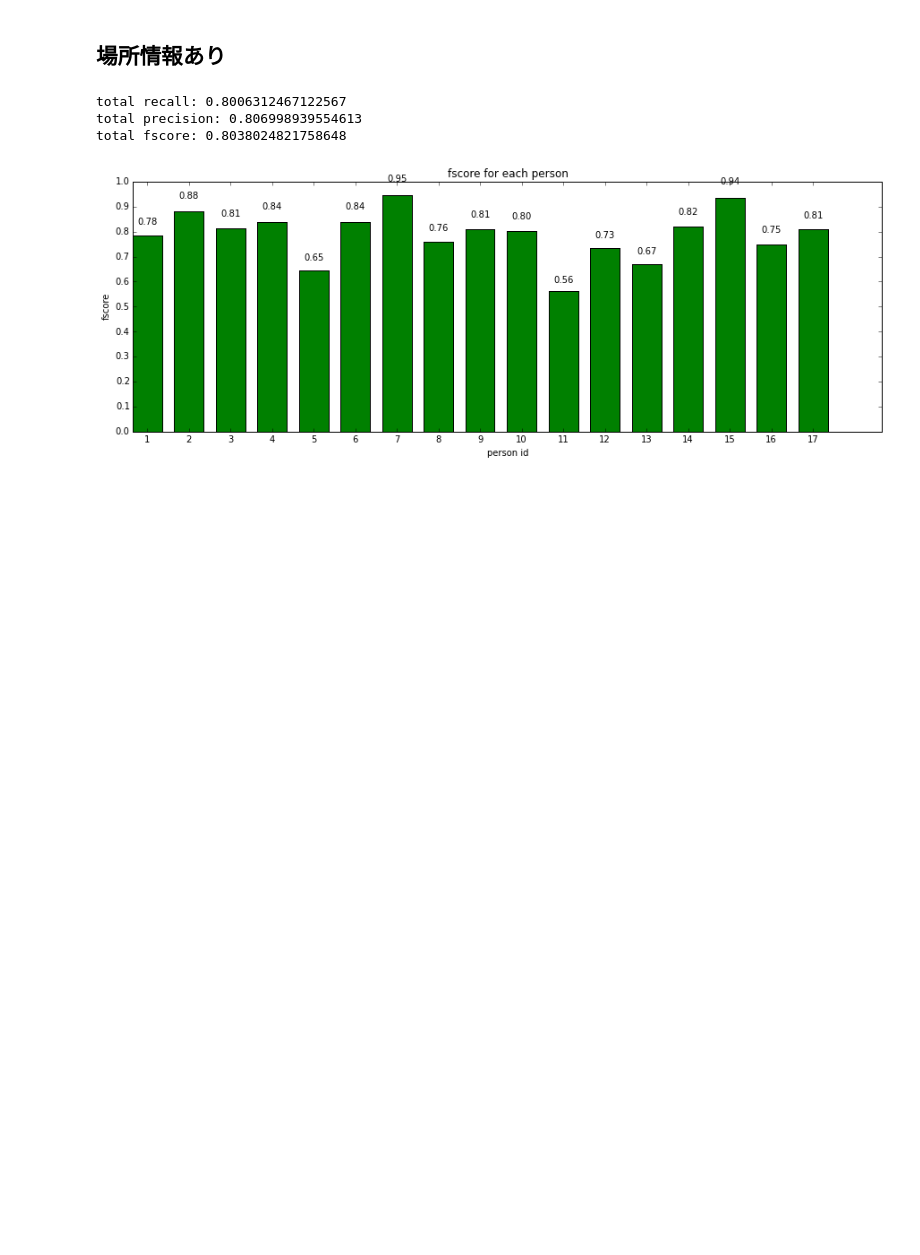
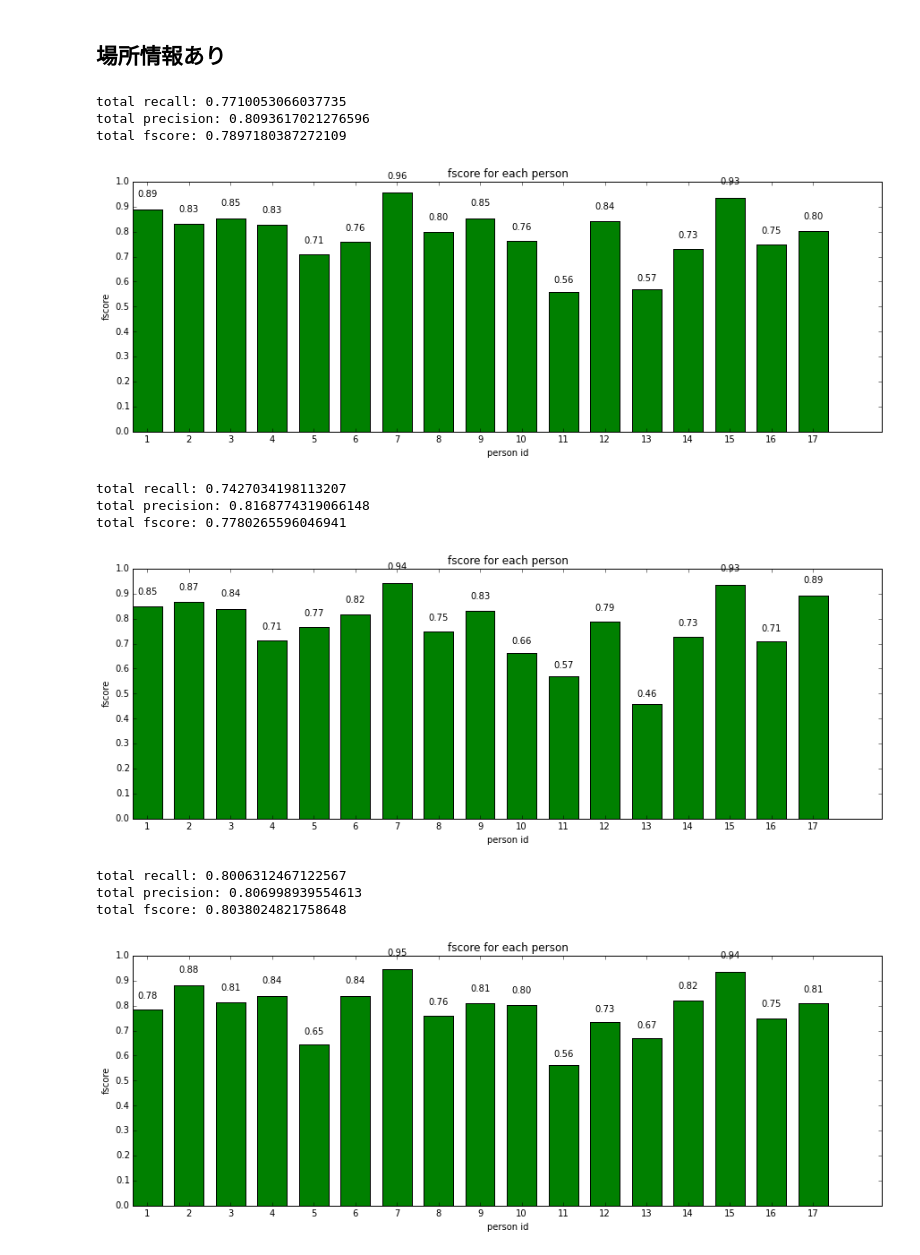
Before and after one commit to kenoga/gaze, a Jupyter notebook: analyze/show_result.ipynb, the cells around one changed output. Saved outputs shown, nothing was run; the diff lists cells and outputs as text; code cells hidden in the pictures; blank space fills up the shorter version.

```diff
--- a/analyze/show_result.ipynb
+++ b/analyze/show_result.ipynb
@@ -245,5 +274,17 @@ total fscore: 0.7438105489773951
 # %% [markdown]
 ## 場所情報あり
+# %%
+analyze("every_frame_with_face_feature_00")
+analyze("every_frame_00")
+# %% [output]
+total recall: 0.7710053066037735
+total precision: 0.8093617021276596
+total fscore: 0.7897180387272109
+[figure, added]
+total recall: 0.7427034198113207
+total precision: 0.8168774319066148
+total fscore: 0.7780265596046941
+[figure, added]
 # %%
 analyze("with_face_feature_and_place_00")
 analyze("with_face_feature_and_place_01")
```
Also changed, not shown: parts of 3 cells of this notebook, 28 other files.
